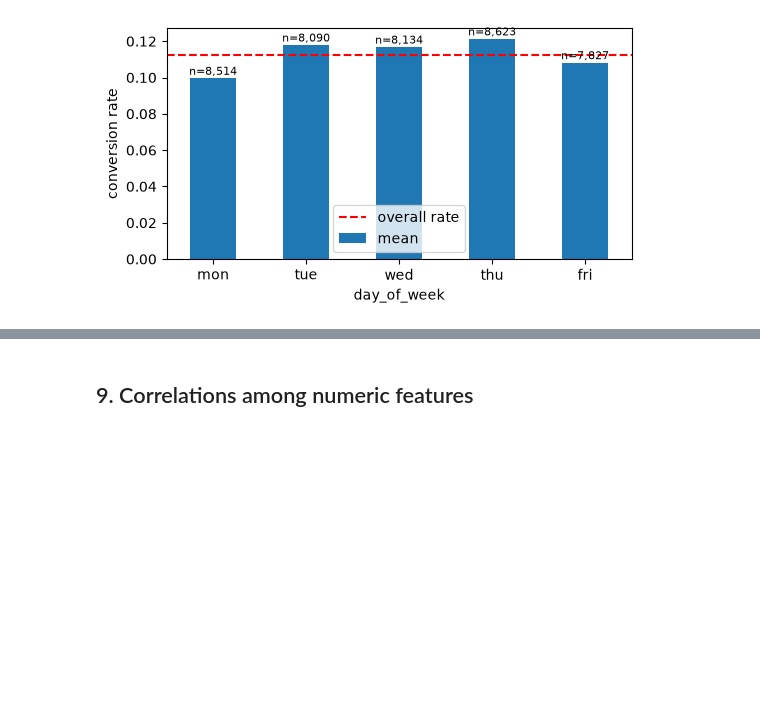
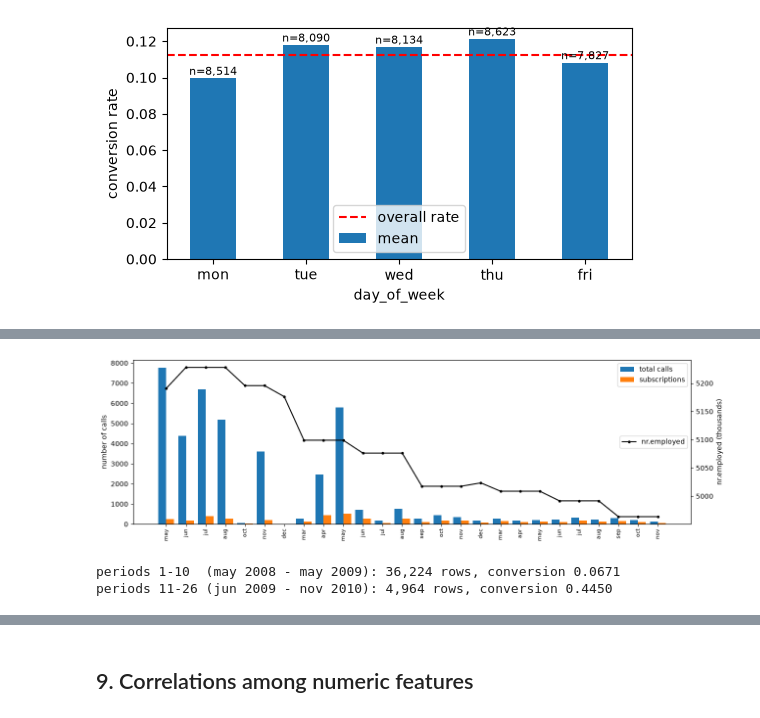
Before and after one commit to kondratyukkatya9-ML/Project-bank-term-deposit, a Jupyter notebook: notebooks/bank_marketing.ipynb, the cells around one changed output, grey strips where cells are left out. Drawn from its saved outputs; the diff is of its cells as text; code cells hidden in the pictures; blank space fills up the shorter version.

```diff
--- a/notebooks/bank_marketing.ipynb
+++ b/notebooks/bank_marketing.ipynb
@@ -192,0 +214,45 @@ plt.show()
+# %%
+# Calls, subscriptions and employment level per reconstructed period.
+
+period = (df['month'] != df['month'].shift()).cumsum()
+
+stats = df.groupby(period).agg(
+    month=('month', 'first'),
+    calls=('y_bin', 'size'),
+    successes=('y_bin', 'sum'),
+    employed=('nr.employed', 'mean'),
+)
+
+fig, ax1 = plt.subplots(figsize=(13, 4))
+
+x = range(len(stats))
+ax1.bar([i - 0.2 for i in x], stats['calls'], width=0.4, label='total calls')
+ax1.bar([i + 0.2 for i in x], stats['successes'], width=0.4, label='subscriptions')
+ax1.set_ylabel('number of calls')
+ax1.set_xticks(list(x))
+ax1.set_xticklabels(stats['month'], rotation=90, fontsize=8)
+ax1.legend(loc='upper right')
+
+ax2 = ax1.twinx()
+ax2.plot(x, stats['employed'], color='black', marker='o', markersize=3,
+         linewidth=1.5, label='nr.employed')
+ax2.set_ylabel('nr.employed (thousands)')
+ax2.legend(loc='center right')
+
+plt.tight_layout()
+plt.show()
+# %% [output]
+[figure, added]
+# %%
+# Rows before and after the campaign-mode change (June 2009 = period 11).
+
+before = (period <= 10).sum()
+after = (period > 10).sum()
+
+print(f"periods 1-10  (may 2008 - may 2009): {before:,} rows, "
+      f"conversion {df.loc[period <= 10, 'y_bin'].mean():.4f}")
+print(f"periods 11-26 (jun 2009 - nov 2010): {after:,} rows, "
+      f"conversion {df.loc[period > 10, 'y_bin'].mean():.4f}")
+# %% [output]
+periods 1-10  (may 2008 - may 2009): 36,224 rows, conversion 0.0671
+periods 11-26 (jun 2009 - nov 2010): 4,964 rows, conversion 0.4450
```
Also changed, not shown: parts of 33 cells of this notebook, 1 other file.
